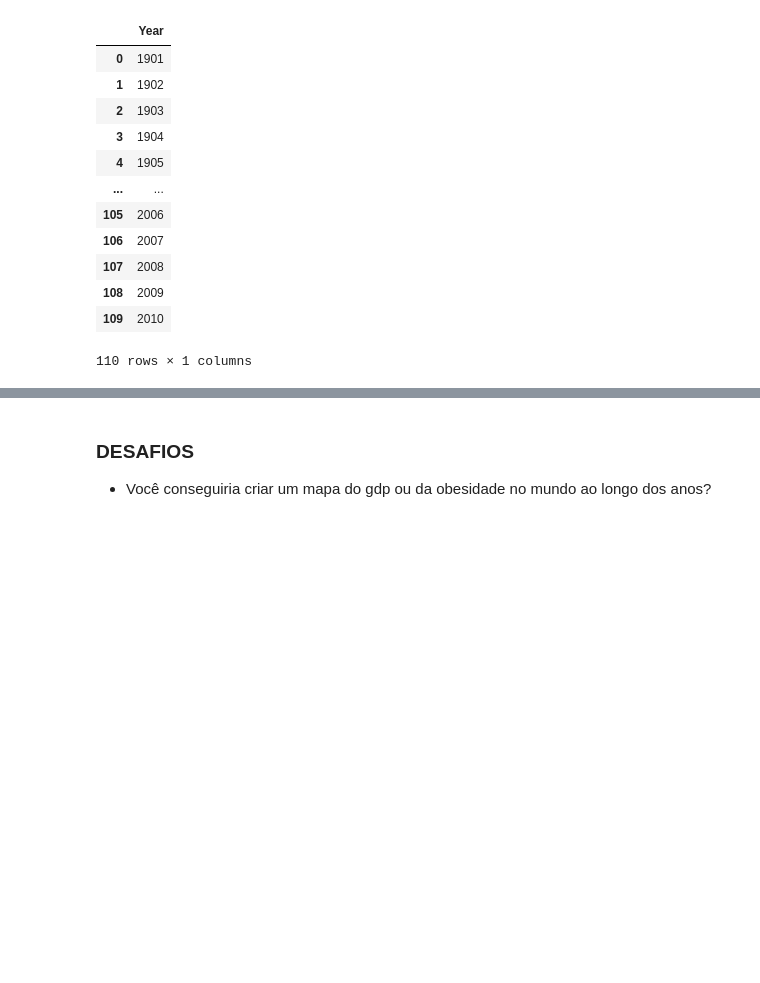
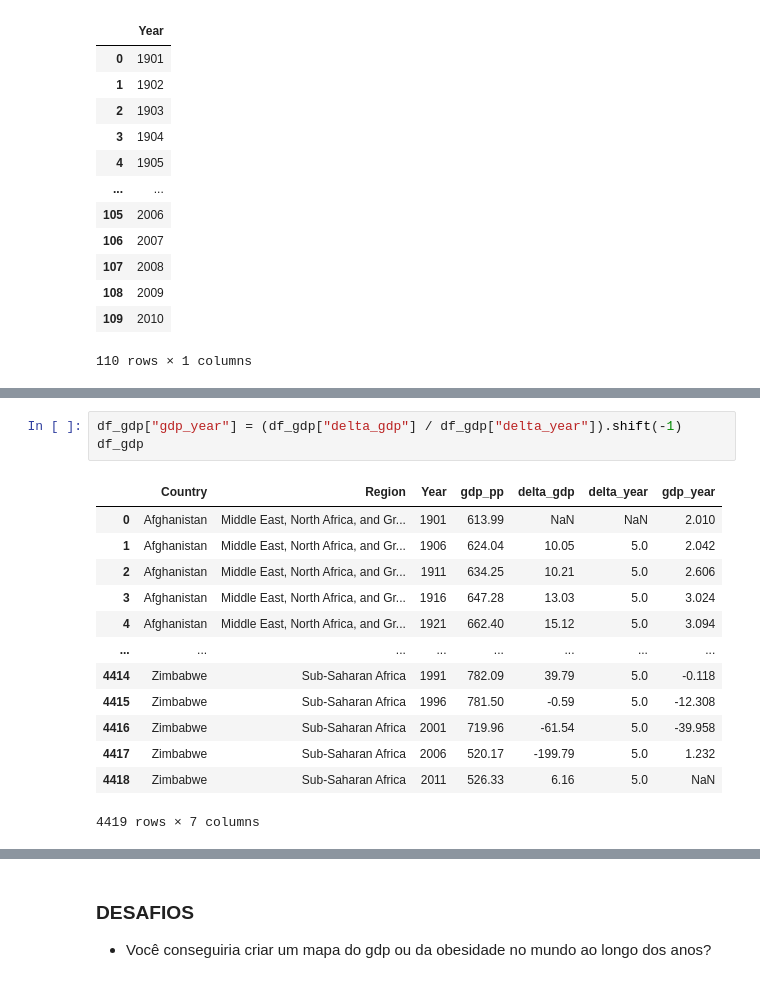
Before and after one commit to FortunaArthur/Telegram, a Jupyter notebook: Python para Data Science e Machine Learning/Módulo 2 - Analisando Dados com Pandas/2 - Projetos/2 - Análise de dados de obesidade mundial/Análise de dados de obesidade mundial.ipynb, the cells around one changed output, grey strips where cells are left out. Cells and saved outputs as stored; diff of their text form; blank space fills up the shorter version.

```diff
--- a/Python para Data Science e Machine Learning/Módulo 2 - Analisando Dados com Pandas/2 - Projetos/2 - Análise de dados de obesidade mundial/Análise de dados de obesidade mundial.ipynb
+++ b/Python para Data Science e Machine Learning/Módulo 2 - Analisando Dados com Pandas/2 - Projetos/2 - Análise de dados de obesidade mundial/Análise de dados de obesidade mundial.ipynb
@@ -470,0 +540,17 @@ dfAnos
+# %%
+df_gdp["gdp_year"] = (df_gdp["delta_gdp"] / df_gdp["delta_year"]).shift(-1)
+df_gdp
+# %% [output]
+|  | Country | Region | Year | gdp_pp | delta_gdp | delta_year | gdp_year |
+| 0 | Afghanistan | Middle East, North Africa, and Gr... | 1901 | 613.99 | NaN | NaN | 2.010 |
+| 1 | Afghanistan | Middle East, North Africa, and Gr... | 1906 | 624.04 | 10.05 | 5.0 | 2.042 |
+| 2 | Afghanistan | Middle East, North Africa, and Gr... | 1911 | 634.25 | 10.21 | 5.0 | 2.606 |
+| 3 | Afghanistan | Middle East, North Africa, and Gr... | 1916 | 647.28 | 13.03 | 5.0 | 3.024 |
+| 4 | Afghanistan | Middle East, North Africa, and Gr... | 1921 | 662.40 | 15.12 | 5.0 | 3.094 |
+| ... | ... | ... | ... | ... | ... | ... | ... |
+| 4414 | Zimbabwe | Sub-Saharan Africa | 1991 | 782.09 | 39.79 | 5.0 | -0.118 |
+| 4415 | Zimbabwe | Sub-Saharan Africa | 1996 | 781.50 | -0.59 | 5.0 | -12.308 |
+| 4416 | Zimbabwe | Sub-Saharan Africa | 2001 | 719.96 | -61.54 | 5.0 | -39.958 |
+| 4417 | Zimbabwe | Sub-Saharan Africa | 2006 | 520.17 | -199.79 | 5.0 | 1.232 |
+| 4418 | Zimbabwe | Sub-Saharan Africa | 2011 | 526.33 | 6.16 | 5.0 | NaN |
+4419 rows × 7 columns
```
Also changed, not shown: parts of 9 cells of this notebook.
